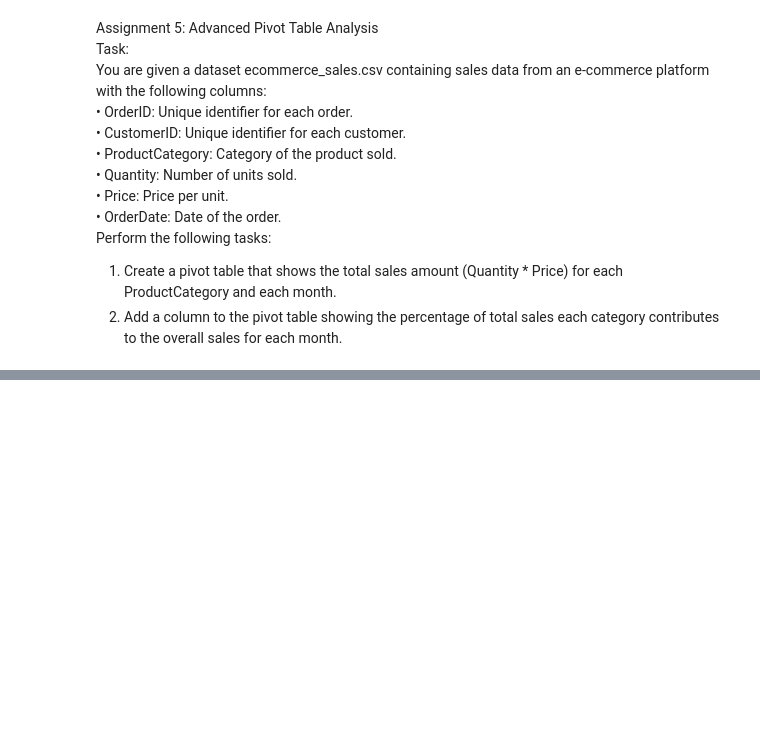
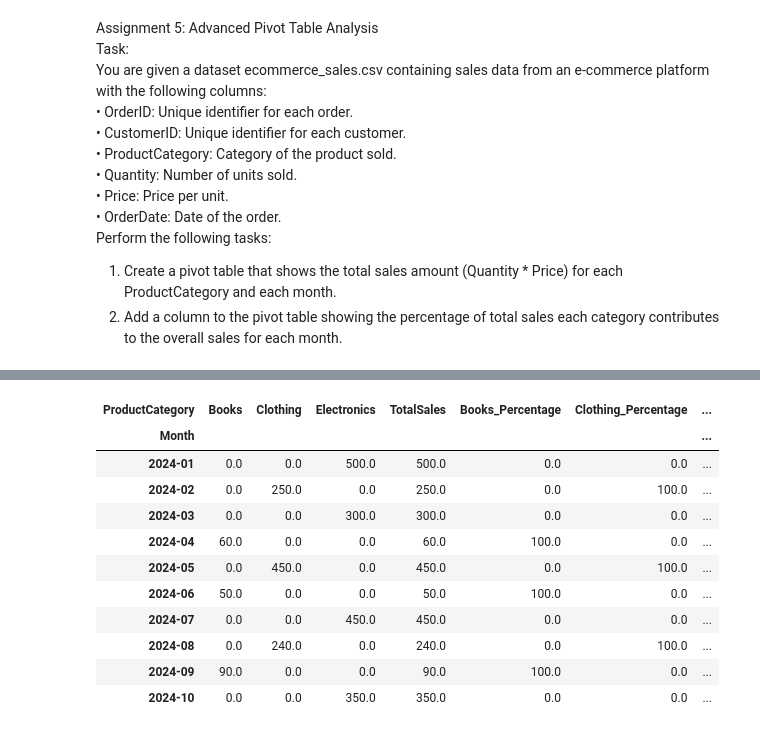
Before and after one commit to GOLISHYAMP/PandasAssignment, a Jupyter notebook: PandasAssignment.ipynb, the cells around one changed output, grey strips where cells are left out. Drawn from its saved outputs; the diff is of its cells as text; code cells hidden in the pictures; blank space fills up the shorter version.

```diff
--- a/PandasAssignment.ipynb
+++ b/PandasAssignment.ipynb
@@ -64,0 +352,3 @@ Perform the following tasks:
+# %%
+pivot_table = pd.pivot_table(df, values='SalesAmount', index='Month', columns='ProductCategory', aggfunc='sum', fill_value=0)
+pivot_table
@@ -64,0 +368,3 @@ Perform the following tasks:
+# %%
+# Calculate total sales for each month
+pivot_table['TotalSales'] = pivot_table.sum(axis=1)
@@ -64,0 +386,18 @@ Perform the following tasks:
+# %%
+for category in pivot_table.columns[:-1]:  # Exclude 'TotalSales'
+    pivot_table[f'{category}_Percentage'] = (pivot_table[category] / pivot_table['TotalSales']) * 100
+# %%
+pivot_table
+# %% [output]
+| ProductCategory | Books | Clothing | Electronics | TotalSales | Books_Percentage | Clothing_Percentage | ... |
+| Month |  |  |  |  |  |  | ... |
+| 2024-01 | 0.0 | 0.0 | 500.0 | 500.0 | 0.0 | 0.0 | ... |
+| 2024-02 | 0.0 | 250.0 | 0.0 | 250.0 | 0.0 | 100.0 | ... |
+| 2024-03 | 0.0 | 0.0 | 300.0 | 300.0 | 0.0 | 0.0 | ... |
+| 2024-04 | 60.0 | 0.0 | 0.0 | 60.0 | 100.0 | 0.0 | ... |
+| 2024-05 | 0.0 | 450.0 | 0.0 | 450.0 | 0.0 | 100.0 | ... |
+| 2024-06 | 50.0 | 0.0 | 0.0 | 50.0 | 100.0 | 0.0 | ... |
+| 2024-07 | 0.0 | 0.0 | 450.0 | 450.0 | 0.0 | 0.0 | ... |
+| 2024-08 | 0.0 | 240.0 | 0.0 | 240.0 | 0.0 | 100.0 | ... |
+| 2024-09 | 90.0 | 0.0 | 0.0 | 90.0 | 100.0 | 0.0 | ... |
+| 2024-10 | 0.0 | 0.0 | 350.0 | 350.0 | 0.0 | 0.0 | ... |
```
Also changed, not shown: parts of 35 cells of this notebook.
